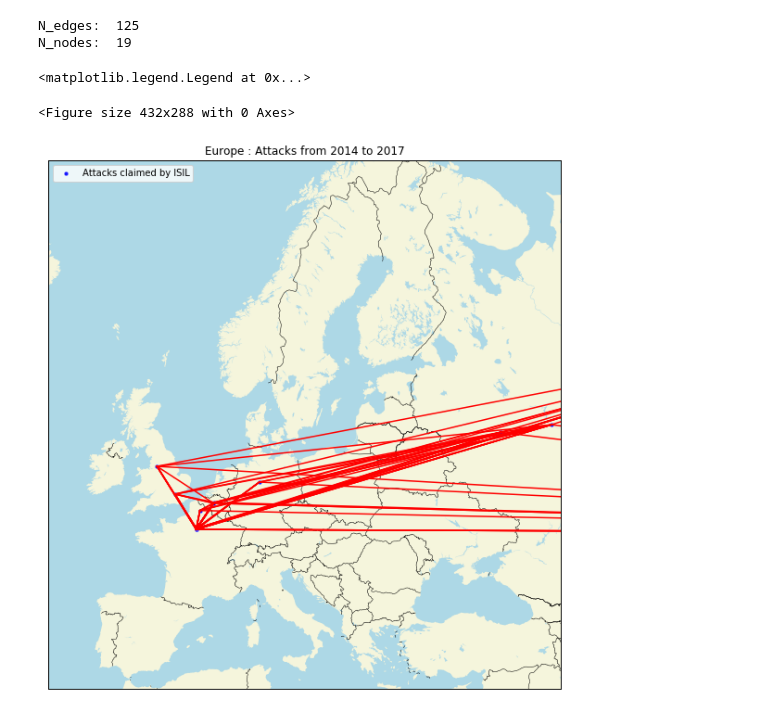
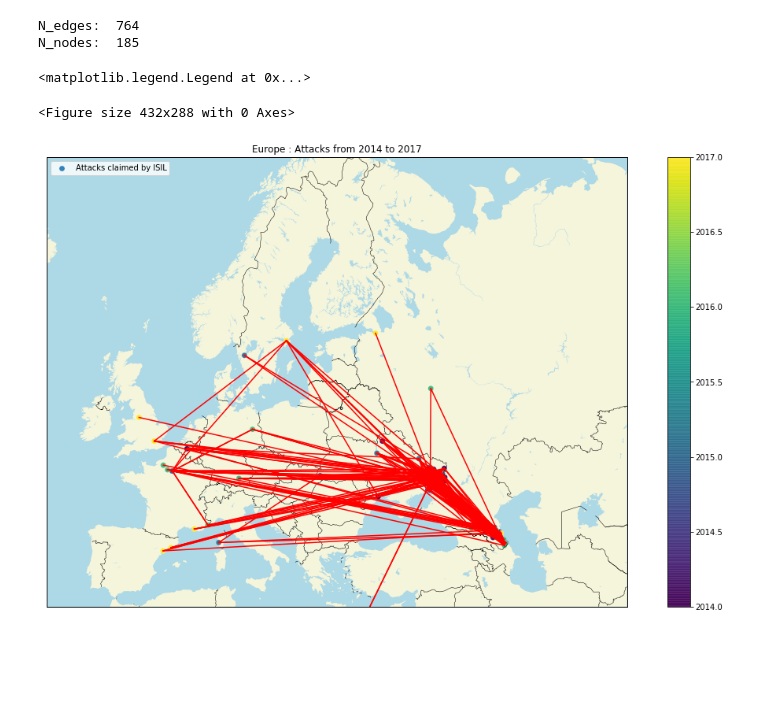
Before and after one commit to AminMekacher/ntds_project, a Jupyter notebook: New Data Set/New Data Set/amin_europe.ipynb, the cells around one changed output. Cells and saved outputs as stored; diff of their text form; code cells hidden in the pictures; blank space fills up the shorter version.

Commit message:
Working on edges for Europe attacks

```diff
--- a/New Data Set/New Data Set/amin_europe.ipynb
+++ b/New Data Set/New Data Set/amin_europe.ipynb
@@ -24,7 +26,7 @@ europe = Basemap(
         ellps = 'WGS84',
         llcrnrlon=-15,
         llcrnrlat=35,
-        urcrnrlon=45,
+        urcrnrlon=65,
         urcrnrlat=70,
         lat_ts=0,
         resolution='i',
@@ -32,8 +34,10 @@ europe = Basemap(
 
 europe_dataframe = dataframe.loc[dataframe['region'] >= 8 ] #europe
 europe_dataframe = europe_dataframe.loc[europe_dataframe['region'] <= 9 ]
+europe_dataframe = europe_dataframe.loc[europe_dataframe['longitude'] < 65]
 
-europe_isil = europe_dataframe.loc[europe_dataframe["gname"] == "Islamic State of Iraq and the Levant (ISIL)"]
+europe_isil = europe_dataframe.loc[europe_dataframe['nkill'] >= 3]
+#europe_isil = europe_dataframe.loc[europe_dataframe["gname"] == "Islamic State of Iraq and the Levant (ISIL)"]
 europe_isil.reset_index(inplace = True)
 
 europe_isil_points = pd.Series(
@@ -57,13 +61,17 @@ fig = plt.figure()
 ax = fig.add_subplot(111, facecolor='w', frame_on=False)
 fig.set_size_inches(18.5, 10.5)
 
+year_isil = europe_isil["iyear"]
+
 dev = europe.scatter(
             [geom.x for geom in europe_isil_points],
             [geom.y for geom in europe_isil_points],
-            20, marker='o', lw=.25,
-            facecolor='blue', edgecolor='w', label='Attacks claimed by ISIL',
+            50, marker='o', lw=.25,
+            c=year_isil, edgecolor='w', label='Attacks claimed by ISIL',
             alpha=0.9,antialiased=True,
             zorder=2)
+
+plt.colorbar()
 
 # To determine if two nodes are connected, we compute a threshold by looking at their similarities with respect to specific
 # features, thus allowing to compute the probability for an edge to be generated
@@ -72,45 +80,45 @@ n_edges = 0
 
 for index, rows in europe_isil.iterrows():
     for index2, rows2 in europe_isil.iterrows():
-        if (index != index2):
+        if (index2 > index):
             threshold = 0
             if (rows['targtype1_txt'] == rows2['targtype1_txt']):
-                threshold = threshold + 0.3
+                threshold = threshold + 0.0375
             if (rows['gname'] == rows2['gname']):
-                threshold = threshold + 0.25
+                threshold = threshold + 0.03215
             if (rows['attacktype1_txt'] == rows2['attacktype1_txt']):
-                threshold = threshold + 0.15
+                threshold = threshold + 0.01875
             if (rows['natlty1'] == rows2['natlty1']):
-                threshold = threshold + 0.1
+                threshold = threshold + 0.0125
             if (rows['suicide'] == rows2['suicide']):
-                threshold = threshold + 0.1
+                threshold = threshold + 0.0125
             if (rows['weaptype1'] == rows2['weaptype1']):
-                threshold = threshold + 0.05
+                threshold = threshold + 0.00625
             if (rows['country'] == rows2['country']):
-                threshold = threshold + 0.05
+                threshold = threshold + 0.00625
 
-            r = random.uniform(0, 1)
+            r = random.randint(1, 101) / 100
             if (r <= threshold and adj_isil[index, index2] == 0):
                 n_edges = n_edges + 1
                 adj_isil[index, index2] = 1
                 adj_isil[index2, index] = 1
                 lons = [rows['longitude'], rows2['longitude']]
                 lats = [rows['latitude'], rows2['latitude']]
                 x, y = europe(lons, lats)
                 europe.plot(x, y, marker=None,color='r')
 
 print("N_edges: ", n_edges)
 print("N_nodes: ", n_nodes)
 
 
 europe.fillcontinents(color='beige',lake_color='lightblue');
 europe.drawcountries();
 europe.drawmapboundary(fill_color='lightblue');
 plt.title('Europe : Attacks from 2014 to 2017')
 plt.legend()
 # %% [output]
-N_edges:  125
-N_nodes:  19
+N_edges:  764
+N_nodes:  185
 <matplotlib.legend.Legend at 0x...>
 <Figure size 432x288 with 0 Axes>
-[figure, old version]
+[figure, new version]
```
Also changed, not shown: parts of 7 cells of this notebook, 1 other file.
